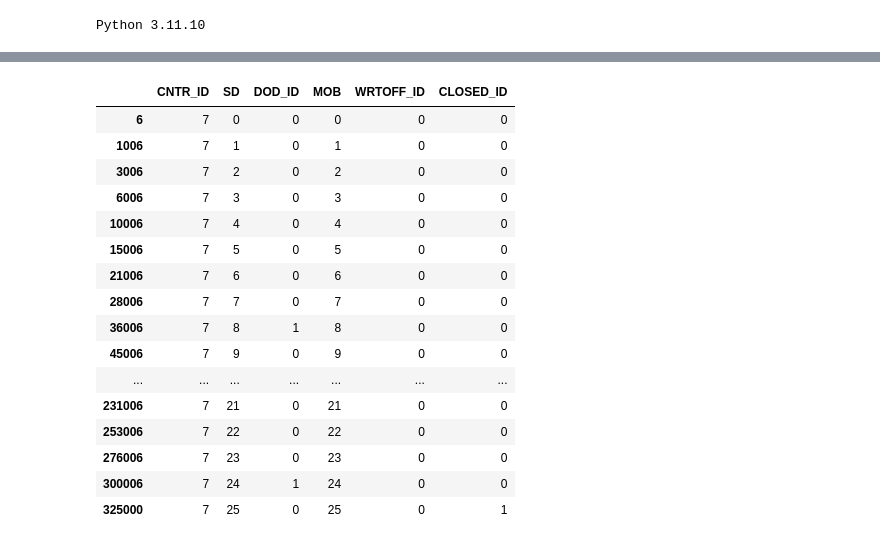
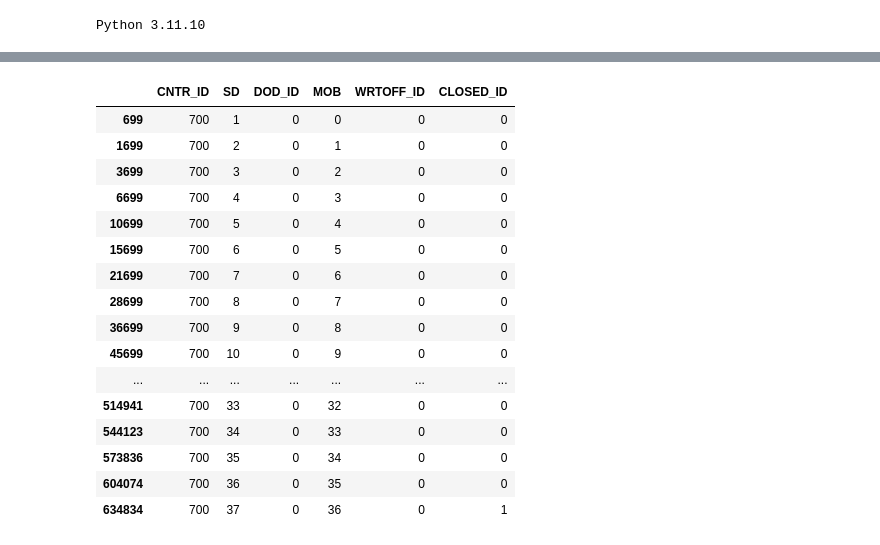
Before and after one commit to il-giza/Bank_SandBox, a Jupyter notebook: matrix_migration/generator_of_portfolio.ipynb, the cells around one changed output, grey strips where cells are left out. Drawn from its saved outputs; the diff is of its cells as text; code cells hidden in the pictures.

```diff
--- a/matrix_migration/generator_of_portfolio.ipynb
+++ b/matrix_migration/generator_of_portfolio.ipynb
@@ -191,23 +333,23 @@ T.tail()
 # %%
-T[T['CNTR_ID']==7]
+T[T['CNTR_ID']==700]
 # %% [output]
 |  | CNTR_ID | SD | DOD_ID | MOB | WRTOFF_ID | CLOSED_ID |
-| 6 | 7 | 0 | 0 | 0 | 0 | 0 |
-| 1006 | 7 | 1 | 0 | 1 | 0 | 0 |
-| 3006 | 7 | 2 | 0 | 2 | 0 | 0 |
-| 6006 | 7 | 3 | 0 | 3 | 0 | 0 |
-| 10006 | 7 | 4 | 0 | 4 | 0 | 0 |
-| 15006 | 7 | 5 | 0 | 5 | 0 | 0 |
-| 21006 | 7 | 6 | 0 | 6 | 0 | 0 |
-| 28006 | 7 | 7 | 0 | 7 | 0 | 0 |
-| 36006 | 7 | 8 | 1 | 8 | 0 | 0 |
-| 45006 | 7 | 9 | 0 | 9 | 0 | 0 |
+| 699 | 700 | 1 | 0 | 0 | 0 | 0 |
+| 1699 | 700 | 2 | 0 | 1 | 0 | 0 |
+| 3699 | 700 | 3 | 0 | 2 | 0 | 0 |
+| 6699 | 700 | 4 | 0 | 3 | 0 | 0 |
+| 10699 | 700 | 5 | 0 | 4 | 0 | 0 |
+| 15699 | 700 | 6 | 0 | 5 | 0 | 0 |
+| 21699 | 700 | 7 | 0 | 6 | 0 | 0 |
+| 28699 | 700 | 8 | 0 | 7 | 0 | 0 |
+| 36699 | 700 | 9 | 0 | 8 | 0 | 0 |
+| 45699 | 700 | 10 | 0 | 9 | 0 | 0 |
 | ... | ... | ... | ... | ... | ... | ... |
-| 231006 | 7 | 21 | 0 | 21 | 0 | 0 |
-| 253006 | 7 | 22 | 0 | 22 | 0 | 0 |
-| 276006 | 7 | 23 | 0 | 23 | 0 | 0 |
-| 300006 | 7 | 24 | 1 | 24 | 0 | 0 |
-| 325000 | 7 | 25 | 0 | 25 | 0 | 1 |
+| 514941 | 700 | 33 | 0 | 32 | 0 | 0 |
+| 544123 | 700 | 34 | 0 | 33 | 0 | 0 |
+| 573836 | 700 | 35 | 0 | 34 | 0 | 0 |
+| 604074 | 700 | 36 | 0 | 35 | 0 | 0 |
+| 634834 | 700 | 37 | 0 | 36 | 0 | 1 |
 # %%
 G = T.groupby('SD')[['MOB']].agg(['count','mean']).reset_index()
 G.columns = ['SD','CNT','MEAN']
```
Also changed, not shown: parts of 62 cells of this notebook, 1 other file.
